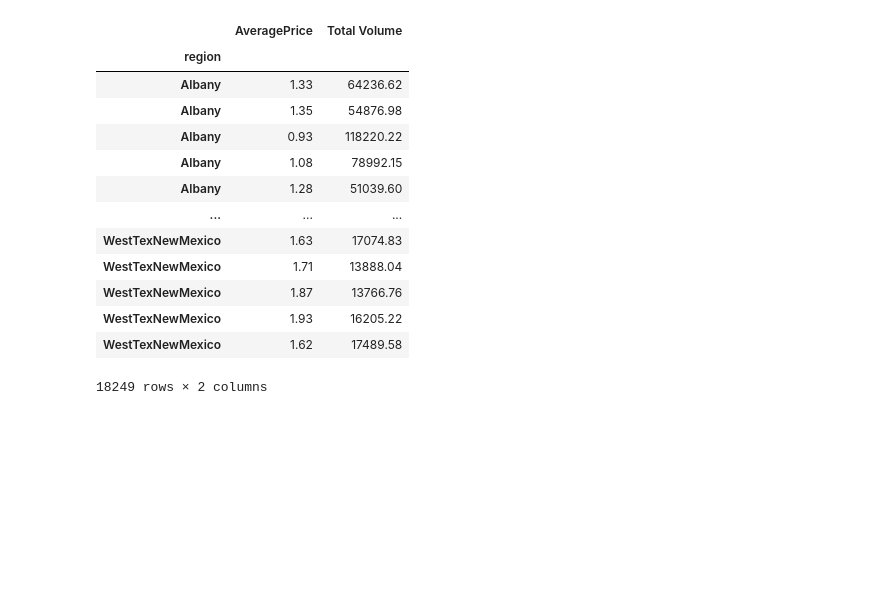
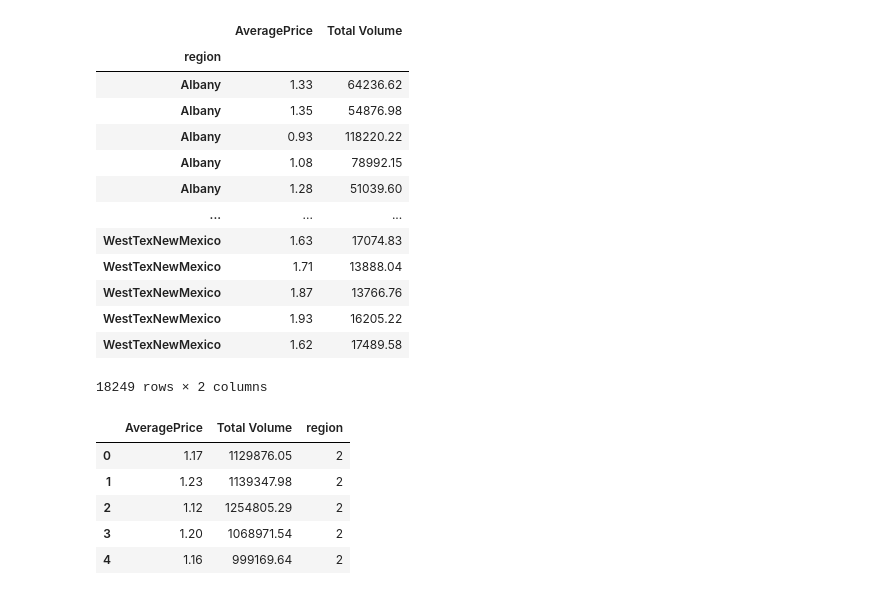
Before and after one commit to carooobregon/avocado-analysis, a Jupyter notebook: NeuralNetworkModel.ipynb, the cells around one changed output. Drawn from its saved outputs; the diff is of its cells as text; code cells hidden in the pictures; blank space fills up the shorter version.

```diff
--- a/NeuralNetworkModel.ipynb
+++ b/NeuralNetworkModel.ipynb
@@ -105,6 +102,15 @@ df
 # %%
 cities.head()
 cities = cities[["AveragePrice", "Total Volume", "region"]]
+cities.head()
+average price, volumen
+# %% [output]
+|  | AveragePrice | Total Volume | region |
+| 0 | 1.17 | 1129876.05 | 2 |
+| 1 | 1.23 | 1139347.98 | 2 |
+| 2 | 1.12 | 1254805.29 | 2 |
+| 3 | 1.20 | 1068971.54 | 2 |
+| 4 | 1.16 | 999169.64 | 2 |
 # %%
 dataset = cities.values
 dataset
```
Also changed, not shown: parts of 20 cells of this notebook, 1 other file.
